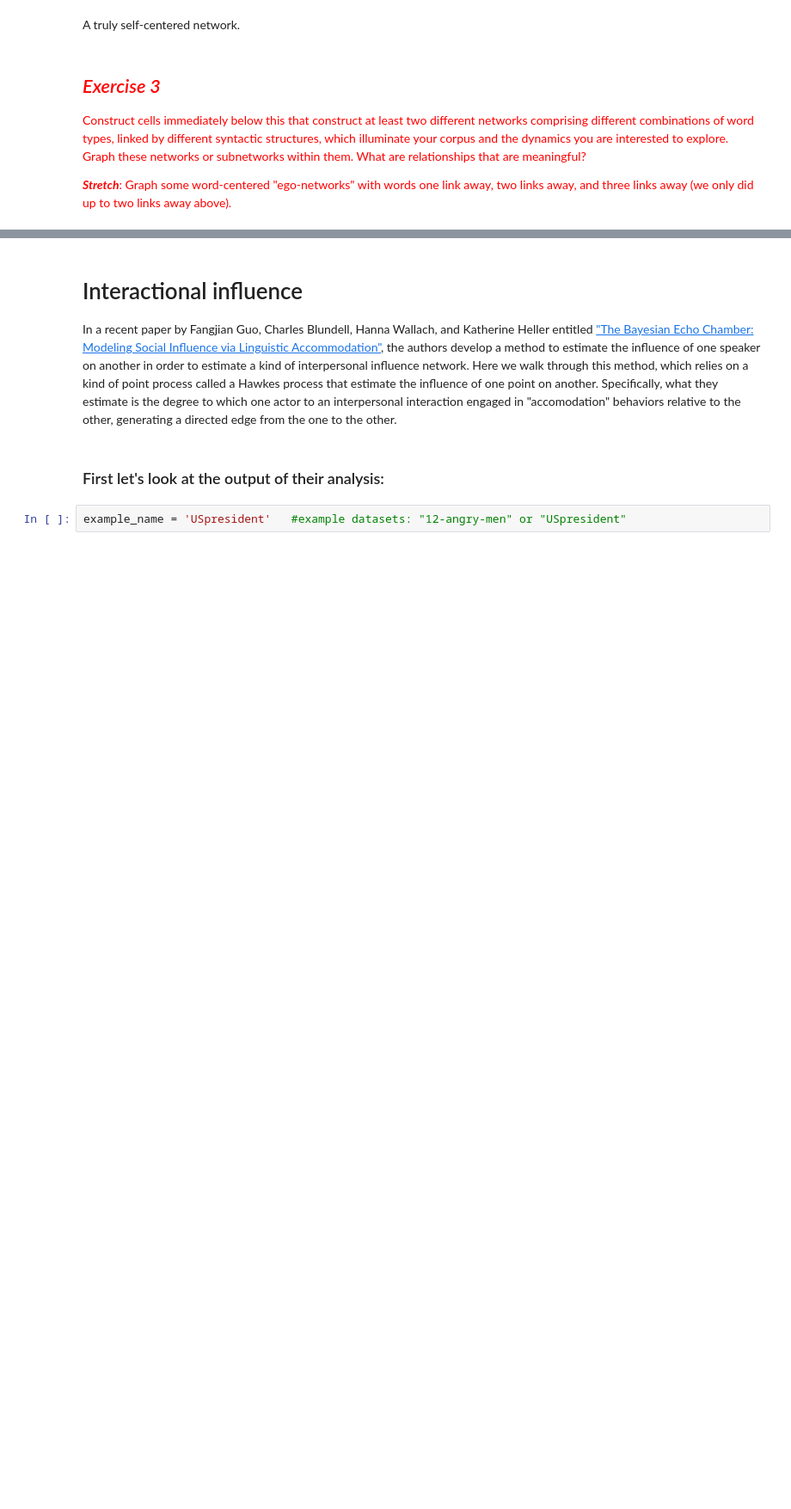
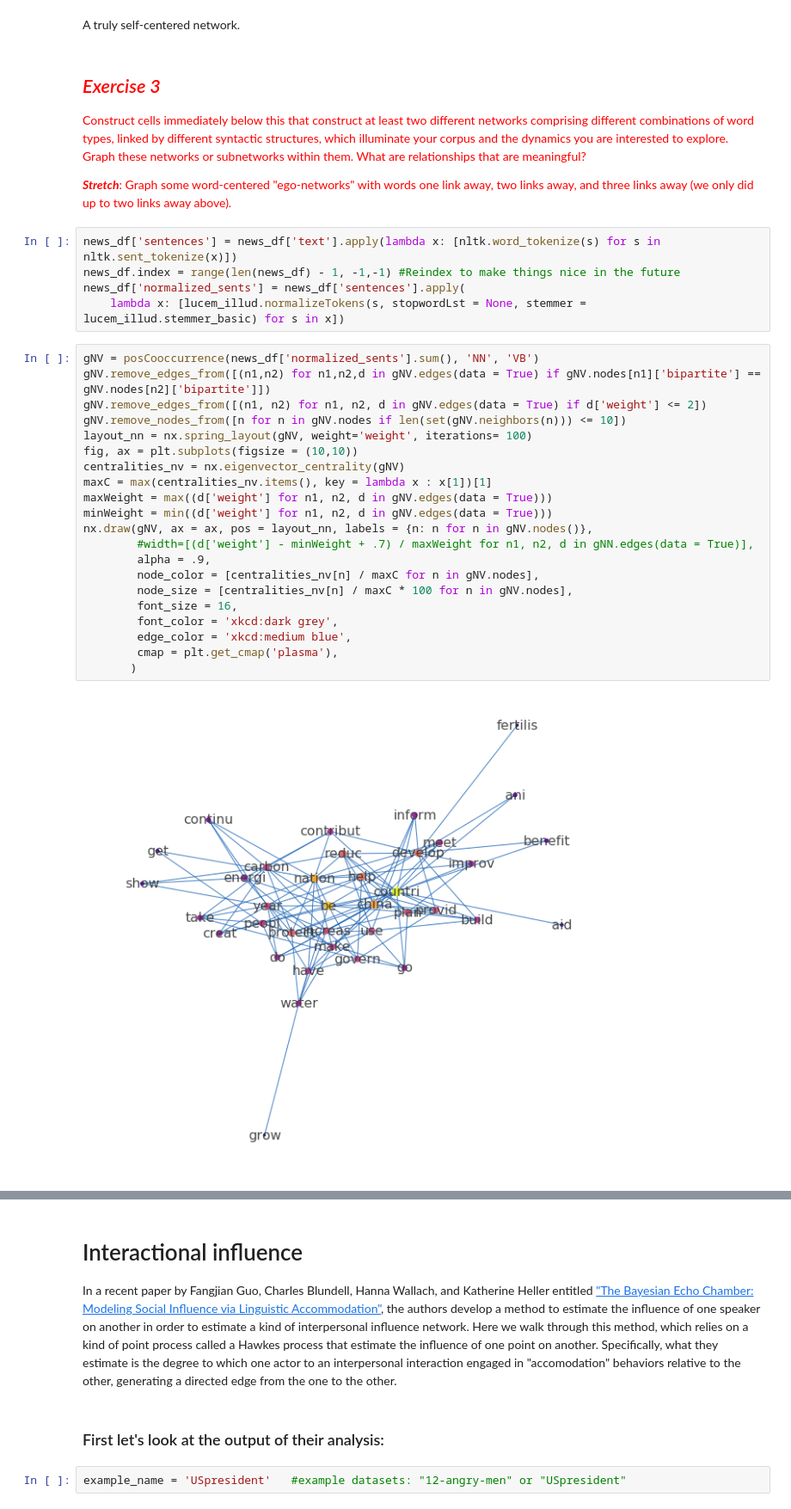
Before and after one commit to Moloq/content-analysis-2018, a Jupyter notebook: 8-Semantic-Networks/8-Semantic-Networks.ipynb, the cells around one changed output, grey strips where cells are left out. Shown at 86% size. Saved outputs shown, nothing was run; the diff lists cells and outputs as text; blank space fills up the shorter version.

```diff
--- a/8-Semantic-Networks/8-Semantic-Networks.ipynb
+++ b/8-Semantic-Networks/8-Semantic-Networks.ipynb
@@ -808,3 +830,31 @@ A truly self-centered network.
 <span style="color:red">Construct cells immediately below this that construct at least two different networks comprising different combinations of word types, linked by different syntactic structures, which illuminate your corpus and the dynamics you are interested to explore. Graph these networks or subnetworks within them. What are relationships that are meaningful?
 
 <span style="color:red">***Stretch***: Graph some word-centered "ego-networks" with words one link away, two links away, and three links away (we only did up to two links away above).
+# %%
+news_df['sentences'] = news_df['text'].apply(lambda x: [nltk.word_tokenize(s) for s in nltk.sent_tokenize(x)])
+news_df.index = range(len(news_df) - 1, -1,-1) #Reindex to make things nice in the future
+news_df['normalized_sents'] = news_df['sentences'].apply(
+    lambda x: [lucem_illud.normalizeTokens(s, stopwordLst = None, stemmer = lucem_illud.stemmer_basic) for s in x])
+# %%
+gNV = posCooccurrence(news_df['normalized_sents'].sum(), 'NN', 'VB')
+gNV.remove_edges_from([(n1,n2) for n1,n2,d in gNV.edges(data = True) if gNV.nodes[n1]['bipartite'] == gNV.nodes[n2]['bipartite']])
+gNV.remove_edges_from([(n1, n2) for n1, n2, d in gNV.edges(data = True) if d['weight'] <= 2])
+gNV.remove_nodes_from([n for n in gNV.nodes if len(set(gNV.neighbors(n))) <= 10])
+layout_nn = nx.spring_layout(gNV, weight='weight', iterations= 100)
+fig, ax = plt.subplots(figsize = (10,10))
+centralities_nv = nx.eigenvector_centrality(gNV)
+maxC = max(centralities_nv.items(), key = lambda x : x[1])[1]
+maxWeight = max((d['weight'] for n1, n2, d in gNV.edges(data = True)))
+minWeight = min((d['weight'] for n1, n2, d in gNV.edges(data = True)))
+nx.draw(gNV, ax = ax, pos = layout_nn, labels = {n: n for n in gNV.nodes()},
+        #width=[(d['weight'] - minWeight + .7) / maxWeight for n1, n2, d in gNN.edges(data = True)],
+        alpha = .9,
+        node_color = [centralities_nv[n] / maxC for n in gNV.nodes],
+        node_size = [centralities_nv[n] / maxC * 100 for n in gNV.nodes],
+        font_size = 16,
+        font_color = 'xkcd:dark grey',
+        edge_color = 'xkcd:medium blue',
+        cmap = plt.get_cmap('plasma'),
+       )
+# %% [output]
+[figure, added]
```
Also changed, not shown: parts of 6 cells of this notebook.
